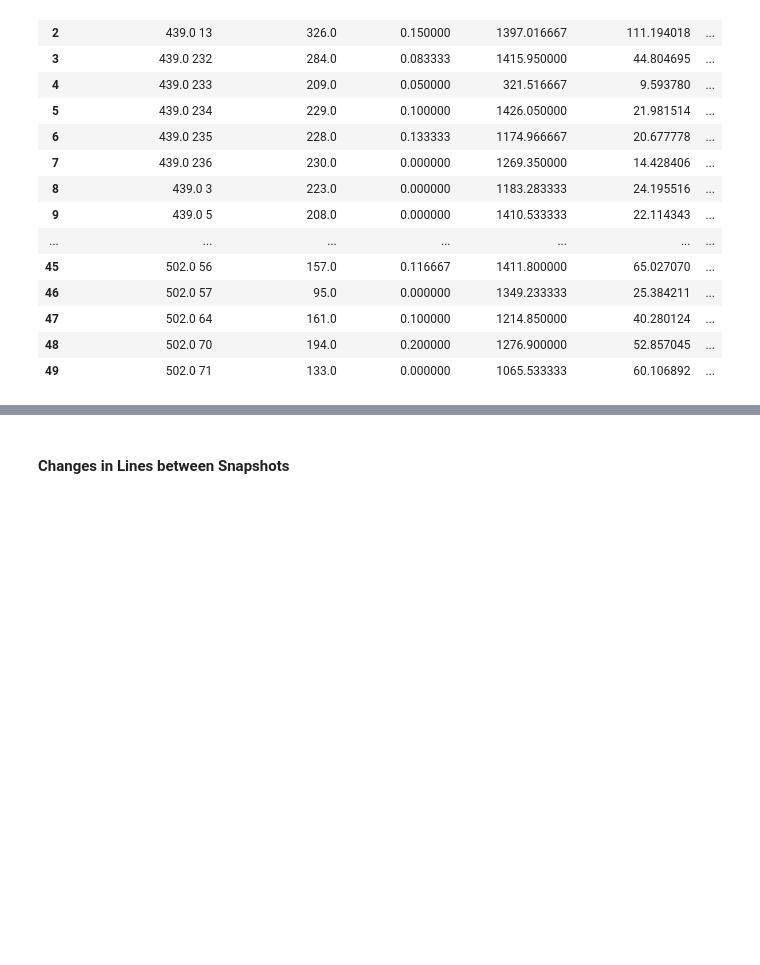
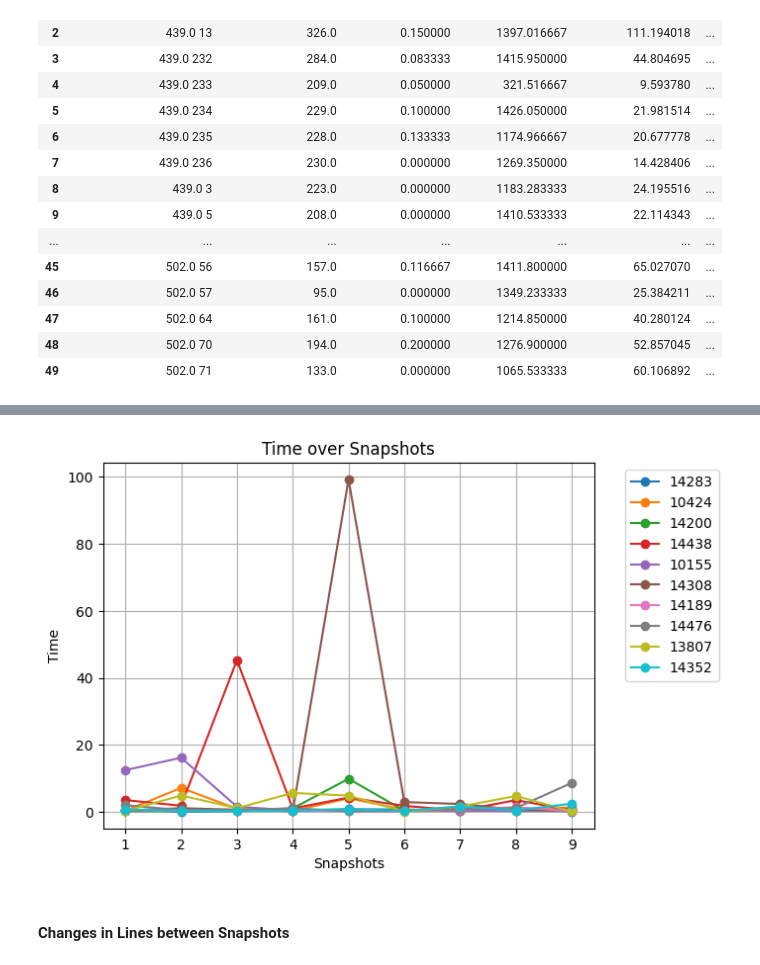
Before and after one commit to nogaschw/Detecting-Struggling-Student-Programmers-using-Proficiency-Taxonomies, a Jupyter notebook: stat_codeworkout.ipynb, the cells around one changed output, grey strips where cells are left out. Saved outputs shown, nothing was run; the diff lists cells and outputs as text; code cells hidden in the pictures; blank space fills up the shorter version.

```diff
--- a/stat_codeworkout.ipynb
+++ b/stat_codeworkout.ipynb
@@ -182,3 +242,18 @@ time_stat # in minutes
+# %%
+random_10_fail = not_successfull[not_successfull["num_snapshots"] == 10].sample(10)
+for index, row in random_10_fail.iterrows():
+    snapshots = list(range(1, row['num_snapshots']))
+    t = [x / 60 for x in row['time_between_snapshots']]
+    plt.plot(snapshots, t, marker='o', label=row['SubjectID'])
+
+plt.xlabel('Snapshots')
+plt.ylabel('Time')
+plt.title('Time over Snapshots')
+plt.legend(bbox_to_anchor=(1.05, 1), loc='upper left')
+plt.grid(True)
+plt.show()
+# %% [output]
+[figure, added]
 # %% [markdown]
 #### Changes in Lines between Snapshots
 # %%
```
Also changed, not shown: parts of 3 cells of this notebook.
